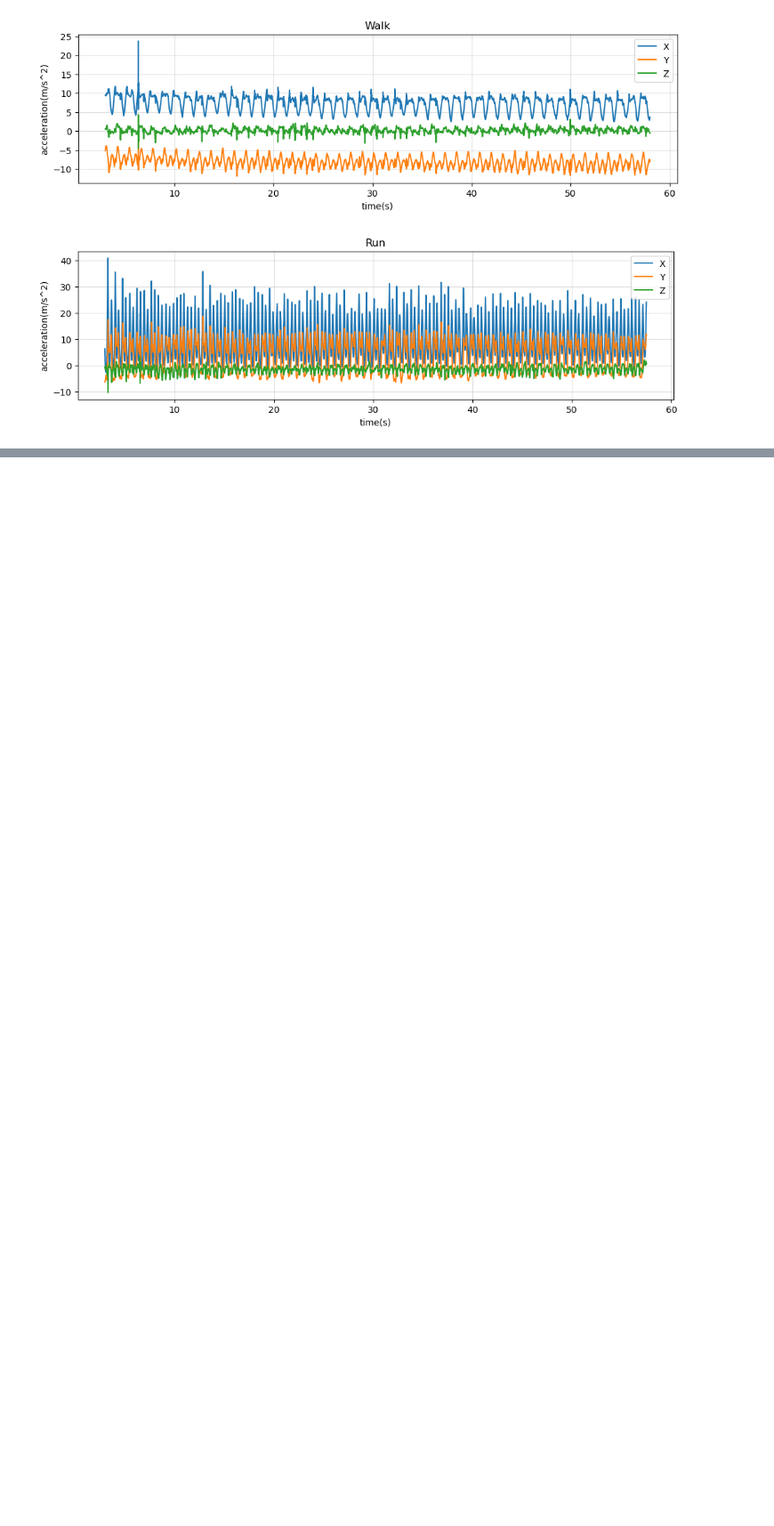
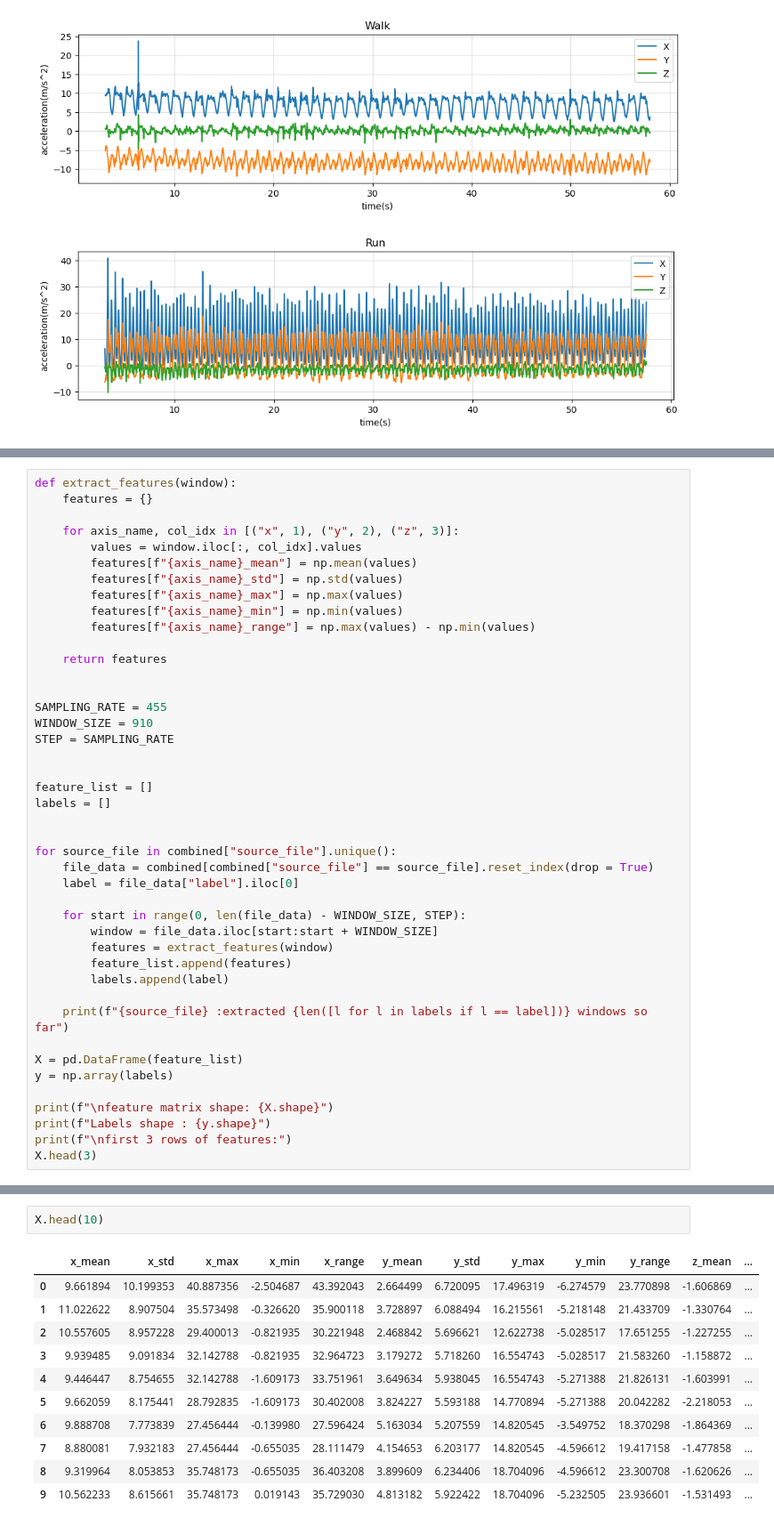
Before and after one commit to kowowowowmi/activity_classification, a Jupyter notebook: notebooks/analysis.ipynb, the cells around one changed output, grey strips where cells are left out. Shown at 89% size. Cells and saved outputs as stored; diff of their text form; blank space fills up the shorter version.

Commit message:
Add ML pipeline, f eature extraction, evaluation

```diff
--- a/notebooks/analysis.ipynb
+++ b/notebooks/analysis.ipynb
@@ -101,0 +154,43 @@ plot_acceleration_with_trimming('run_01.csv', "Run")
+# %%
+def extract_features(window):
+    features = {}
+
+    for axis_name, col_idx in [("x", 1), ("y", 2), ("z", 3)]:
+        values = window.iloc[:, col_idx].values
+        features[f"{axis_name}_mean"] = np.mean(values)
+        features[f"{axis_name}_std"] = np.std(values)
+        features[f"{axis_name}_max"] = np.max(values)
+        features[f"{axis_name}_min"] = np.min(values)
+        features[f"{axis_name}_range"] = np.max(values) - np.min(values)
+
+    return features
+
+
+SAMPLING_RATE = 455
+WINDOW_SIZE = 910
+STEP = SAMPLING_RATE
+
+
+feature_list = []
+labels = []
+
+
+for source_file in combined["source_file"].unique():
+    file_data = combined[combined["source_file"] == source_file].reset_index(drop = True)
+    label = file_data["label"].iloc[0]
+
+    for start in range(0, len(file_data) - WINDOW_SIZE, STEP):
+        window = file_data.iloc[start:start + WINDOW_SIZE]
+        features = extract_features(window)
+        feature_list.append(features)
+        labels.append(label)
+
+    print(f"{source_file} :extracted {len([l for l in labels if l == label])} windows so far")
+
+X = pd.DataFrame(feature_list)
+y = np.array(labels)
+
+print(f"\nfeature matrix shape: {X.shape}")
+print(f"Labels shape : {y.shape}")
+print(f"\nfirst 3 rows of features:")
+X.head(3)
@@ -101,0 +210,14 @@ plot_acceleration_with_trimming('run_01.csv', "Run")
+# %%
+X.head(10)
+# %% [output]
+|  | x_mean | x_std | x_max | x_min | x_range | y_mean | y_std | y_max | y_min | y_range | z_mean | ... |
+| 0 | 9.661894 | 10.199353 | 40.887356 | -2.504687 | 43.392043 | 2.664499 | 6.720095 | 17.496319 | -6.274579 | 23.770898 | -1.606869 | ... |
+| 1 | 11.022622 | 8.907504 | 35.573498 | -0.326620 | 35.900118 | 3.728897 | 6.088494 | 16.215561 | -5.218148 | 21.433709 | -1.330764 | ... |
+| 2 | 10.557605 | 8.957228 | 29.400013 | -0.821935 | 30.221948 | 2.468842 | 5.696621 | 12.622738 | -5.028517 | 17.651255 | -1.227255 | ... |
+| 3 | 9.939485 | 9.091834 | 32.142788 | -0.821935 | 32.964723 | 3.179272 | 5.718260 | 16.554743 | -5.028517 | 21.583260 | -1.158872 | ... |
+| 4 | 9.446447 | 8.754655 | 32.142788 | -1.609173 | 33.751961 | 3.649634 | 5.938045 | 16.554743 | -5.271388 | 21.826131 | -1.603991 | ... |
+| 5 | 9.662059 | 8.175441 | 28.792835 | -1.609173 | 30.402008 | 3.824227 | 5.593188 | 14.770894 | -5.271388 | 20.042282 | -2.218053 | ... |
+| 6 | 9.888708 | 7.773839 | 27.456444 | -0.139980 | 27.596424 | 5.163034 | 5.207559 | 14.820545 | -3.549752 | 18.370298 | -1.864369 | ... |
+| 7 | 8.880081 | 7.932183 | 27.456444 | -0.655035 | 28.111479 | 4.154653 | 6.203177 | 14.820545 | -4.596612 | 19.417158 | -1.477858 | ... |
+| 8 | 9.319964 | 8.053853 | 35.748173 | -0.655035 | 36.403208 | 3.899609 | 6.234406 | 18.704096 | -4.596612 | 23.300708 | -1.620626 | ... |
+| 9 | 10.562233 | 8.615661 | 35.748173 | 0.019143 | 35.729030 | 4.813182 | 5.922422 | 18.704096 | -5.232505 | 23.936601 | -1.531493 | ... |
```
Also changed, not shown: parts of 12 cells of this notebook.
